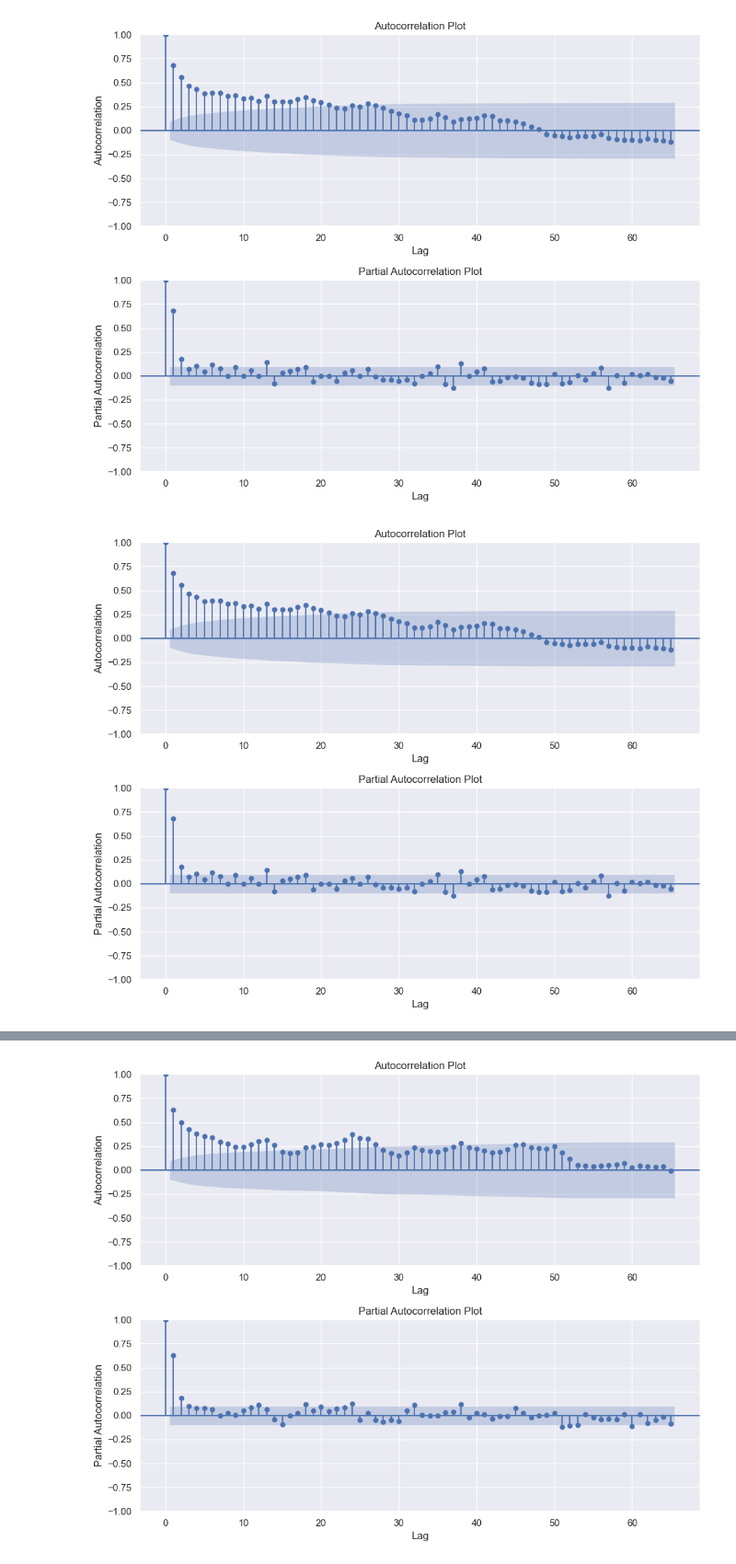
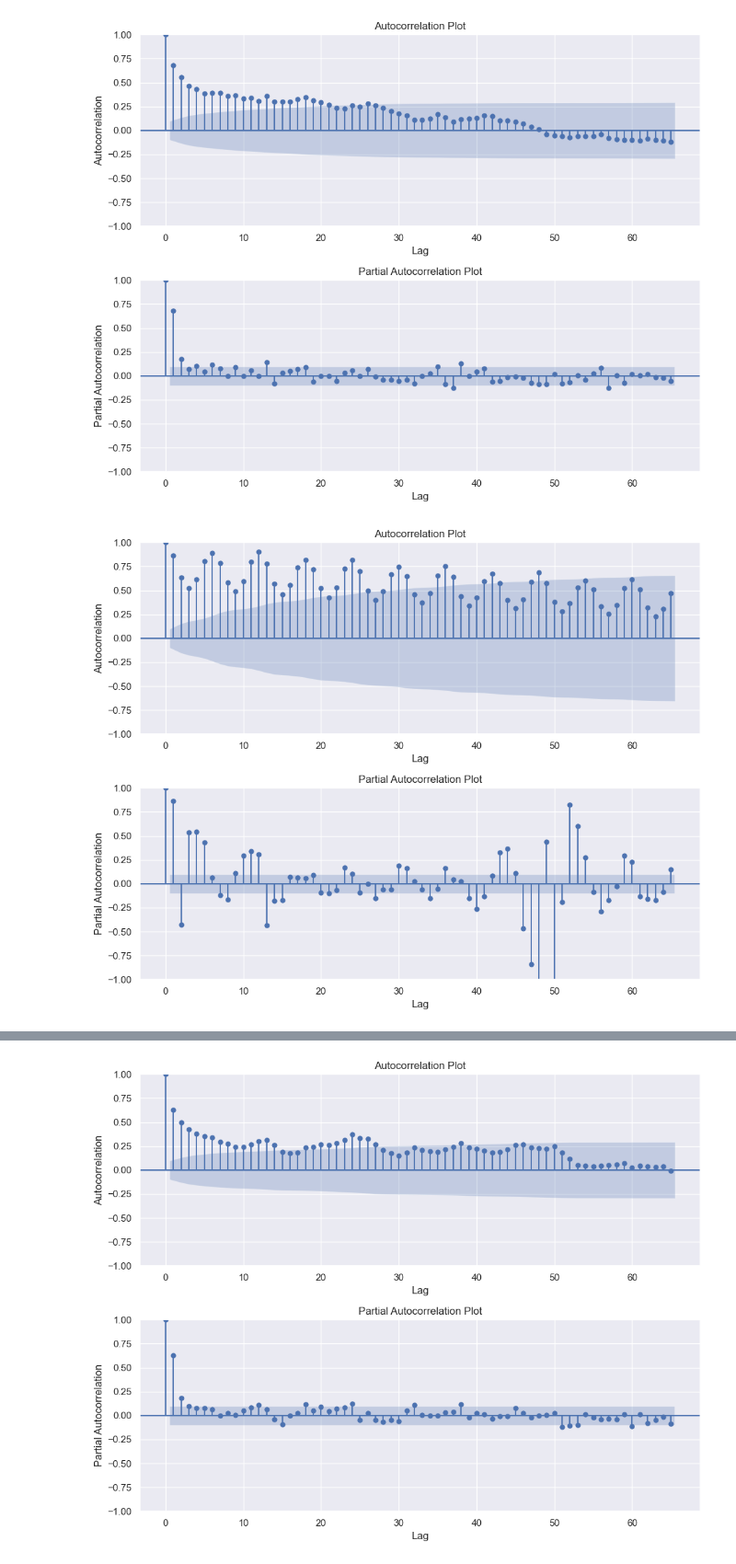
Before and after one commit to ahmakhoo/Forecasting-Clustering-Project, a Jupyter notebook: CA2 part 1.ipynb, the cells around one changed output, grey strips where cells are left out. Shown at 92% size. Cells and saved outputs as stored; diff of their text form; code cells hidden in the pictures.

```diff
--- a/CA2 part 1.ipynb
+++ b/CA2 part 1.ipynb
@@ -855,6 +847,6 @@ autocorrelation_plot(df['Gas Consumption (tons)'], lags=65)
 # %% [output]
 [figure]
 # %%
-autocorrelation_plot(df['Gas Consumption (tons)'], lags=65)
+autocorrelation_plot(df['Electricity Consumption (MWh)'], lags=65)
 # %% [output]
-[figure, old version]
+[figure, new version]
```
Also changed, not shown: parts of 22 cells of this notebook.
